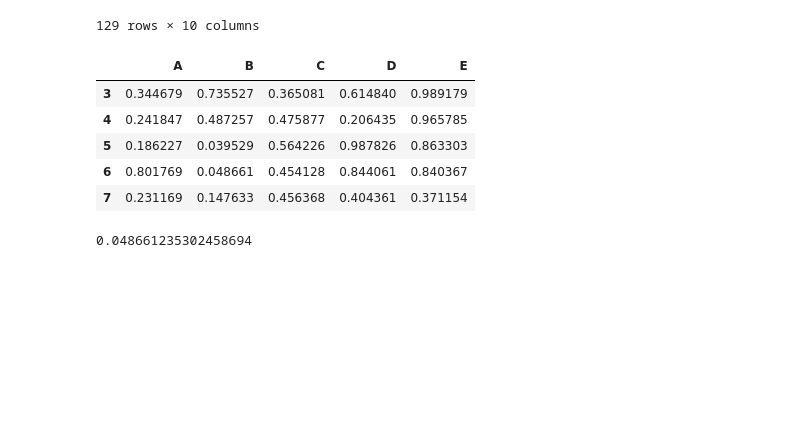
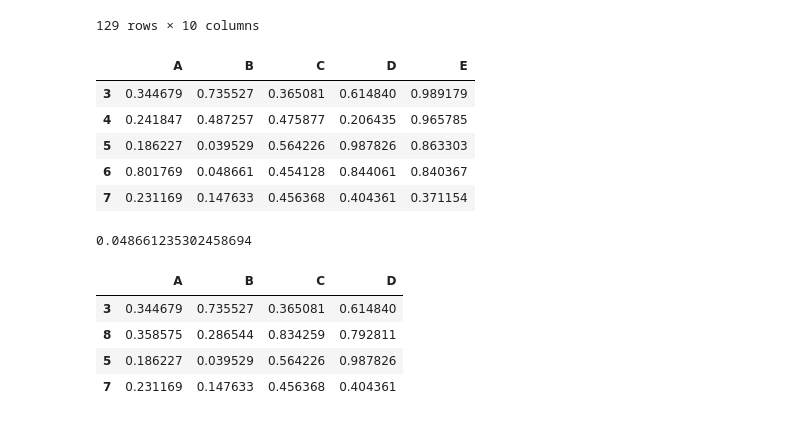
Before and after one commit to Hridayansh018/Pandas, a Jupyter notebook: Tutorial.ipynb, the cells around one changed output. Cells and saved outputs as stored; diff of their text form; code cells hidden in the pictures; blank space fills up the shorter version.

```diff
--- a/Tutorial.ipynb
+++ b/Tutorial.ipynb
@@ -393,3 +393,11 @@ newDF.loc[[3,4,5,6,7],['A','B','C','D','E']]
 newDF.iloc[3,1]
 # %% [output]
 0.048661235302458694
+# %%
+newDF.iloc[[0,5,2,4],[0,1,2,3]]
+# %% [output]
+|  | A | B | C | D |
+| 3 | 0.344679 | 0.735527 | 0.365081 | 0.614840 |
+| 8 | 0.358575 | 0.286544 | 0.834259 | 0.792811 |
+| 5 | 0.186227 | 0.039529 | 0.564226 | 0.987826 |
+| 7 | 0.231169 | 0.147633 | 0.456368 | 0.404361 |
```
Also changed, not shown: parts of 4 cells of this notebook.
